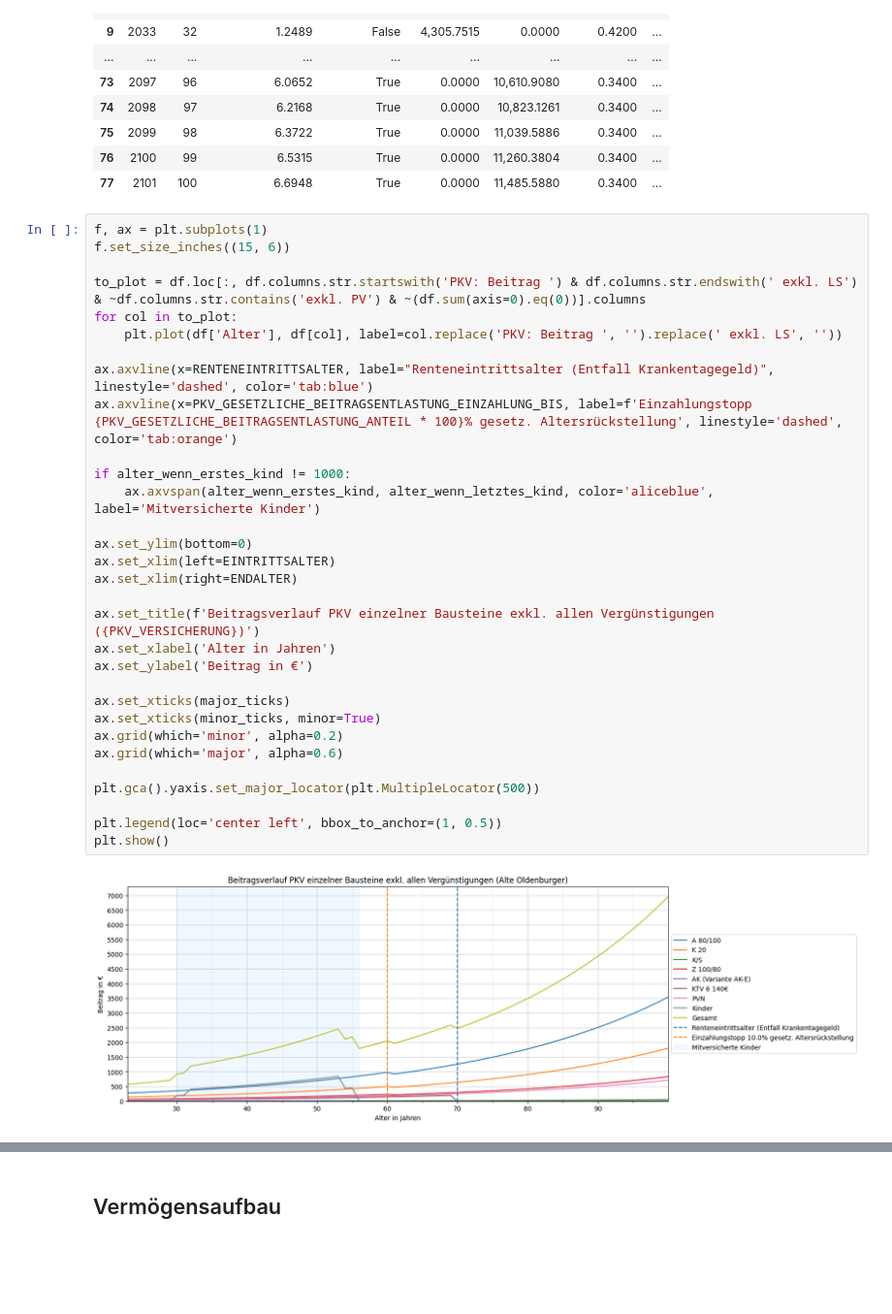
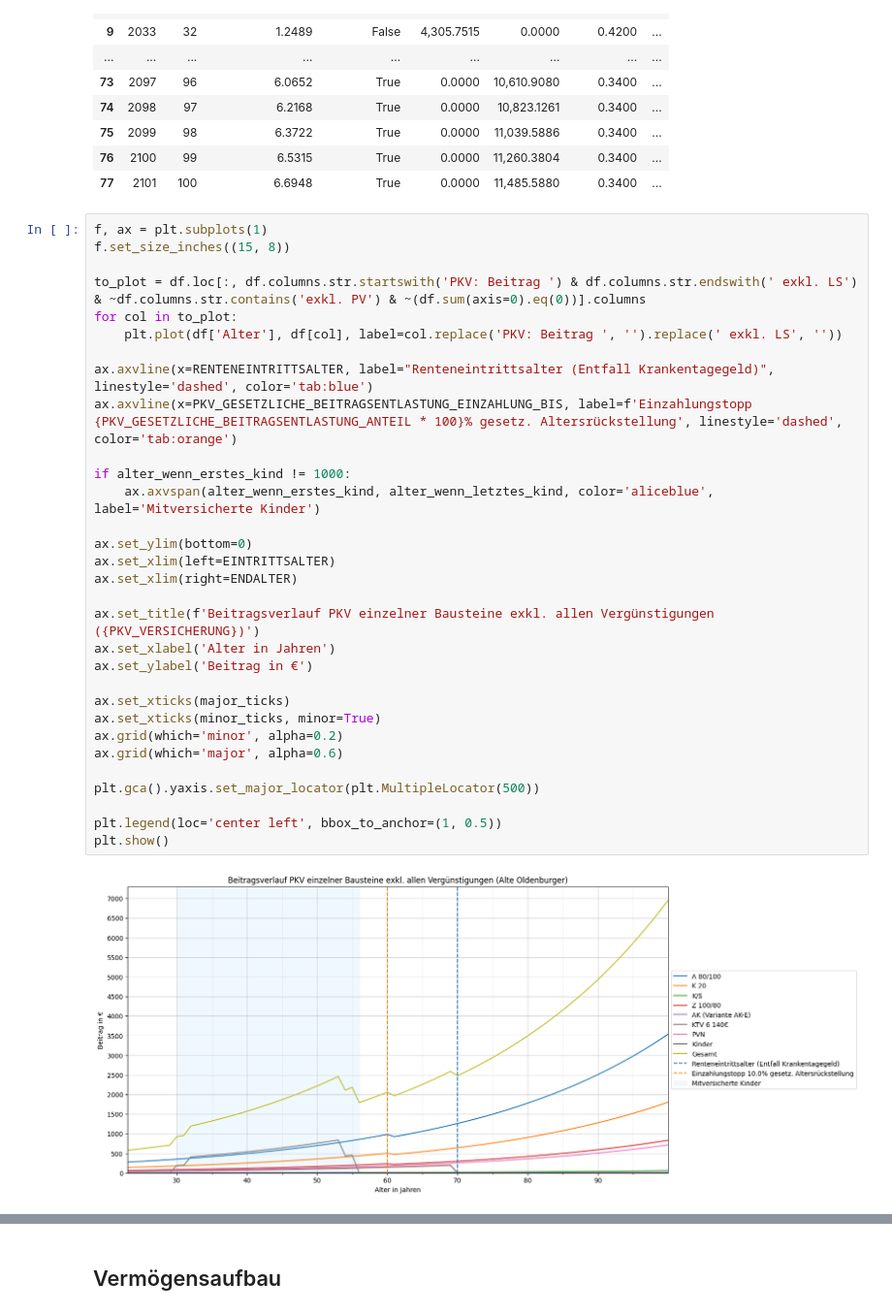
Before and after one commit to maxileith/pkv-kosten, a Jupyter notebook: notebook.ipynb, the cells around one changed output, grey strips where cells are left out. Shown at 97% size. Cells and saved outputs as stored; diff of their text form; blank space fills up the shorter version.

```diff
--- a/notebook.ipynb
+++ b/notebook.ipynb
@@ -517,36 +517,36 @@ df.loc[:, ~df.columns.str.startswith('GKV: ')]
 | 77 | 2101 | 100 | 6.6948 | True | 0.0000 | 11,485.5880 | 0.3400 | ... |
 # %%
 f, ax = plt.subplots(1)
-f.set_size_inches((15, 6))
+f.set_size_inches((15, 8))
 
 to_plot = df.loc[:, df.columns.str.startswith('PKV: Beitrag ') & df.columns.str.endswith(' exkl. LS') & ~df.columns.str.contains('exkl. PV') & ~(df.sum(axis=0).eq(0))].columns
 for col in to_plot:
     plt.plot(df['Alter'], df[col], label=col.replace('PKV: Beitrag ', '').replace(' exkl. LS', ''))
 
 ax.axvline(x=RENTENEINTRITTSALTER, label="Renteneintrittsalter (Entfall Krankentagegeld)", linestyle='dashed', color='tab:blue')
 ax.axvline(x=PKV_GESETZLICHE_BEITRAGSENTLASTUNG_EINZAHLUNG_BIS, label=f'Einzahlungstopp {PKV_GESETZLICHE_BEITRAGSENTLASTUNG_ANTEIL * 100}% gesetz. Altersrückstellung', linestyle='dashed', color='tab:orange')
 
 if alter_wenn_erstes_kind != 1000:
     ax.axvspan(alter_wenn_erstes_kind, alter_wenn_letztes_kind, color='aliceblue', label='Mitversicherte Kinder')
 
 ax.set_ylim(bottom=0)
 ax.set_xlim(left=EINTRITTSALTER)
 ax.set_xlim(right=ENDALTER)
 
 ax.set_title(f'Beitragsverlauf PKV einzelner Bausteine exkl. allen Vergünstigungen ({PKV_VERSICHERUNG})')
 ax.set_xlabel('Alter in Jahren')
 ax.set_ylabel('Beitrag in €')
 
 ax.set_xticks(major_ticks)
 ax.set_xticks(minor_ticks, minor=True)
 ax.grid(which='minor', alpha=0.2)
 ax.grid(which='major', alpha=0.6)
 
 plt.gca().yaxis.set_major_locator(plt.MultipleLocator(500))
 
 plt.legend(loc='center left', bbox_to_anchor=(1, 0.5))
 plt.show()
 # %% [output]
-[figure, old version]
+[figure, new version]
 # %%
 f, ax = plt.subplots(1)
```
Also changed, not shown: parts of 7 cells of this notebook, 2 other files.
